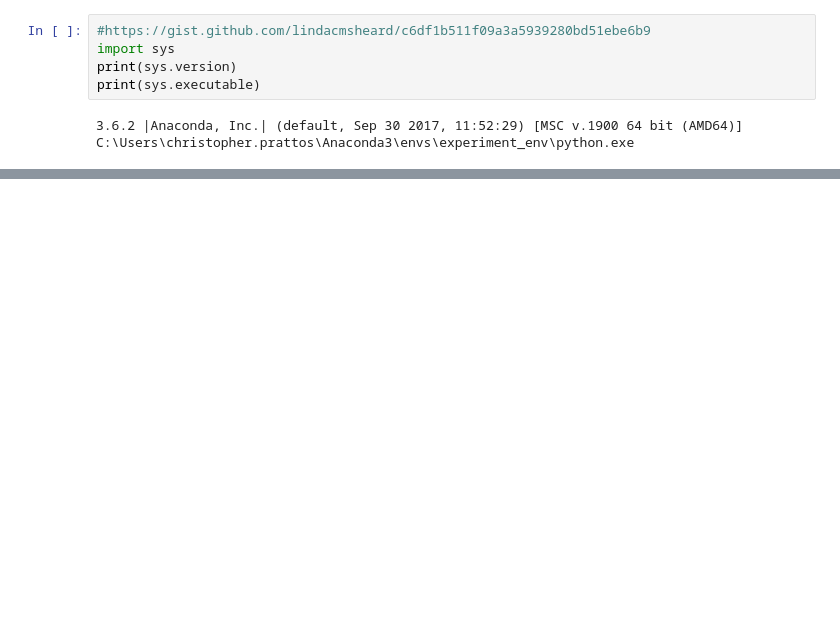
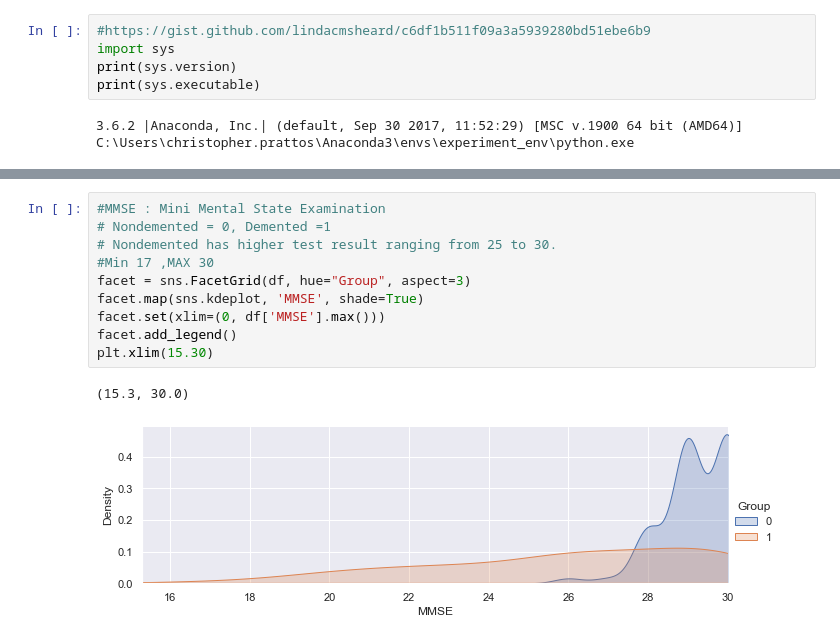
Before and after one commit to cprattos/MRI-Alzheimers, a Jupyter notebook: 001_EDA.ipynb, the cells around one changed output, grey strips where cells are left out. Saved outputs shown, nothing was run; the diff lists cells and outputs as text; blank space fills up the shorter version.

```diff
--- a/001_EDA.ipynb
+++ b/001_EDA.ipynb
@@ -25,0 +66,13 @@ UserErrorException: UserErrorException:
+# %%
+#MMSE : Mini Mental State Examination
+# Nondemented = 0, Demented =1
+# Nondemented has higher test result ranging from 25 to 30.
+#Min 17 ,MAX 30
+facet = sns.FacetGrid(df, hue="Group", aspect=3)
+facet.map(sns.kdeplot, 'MMSE', shade=True)
+facet.set(xlim=(0, df['MMSE'].max()))
+facet.add_legend()
+plt.xlim(15.30)
+# %% [output]
+(15.3, 30.0)
+[figure, added]
```
Also changed, not shown: parts of 9 cells of this notebook, 2 other files.
